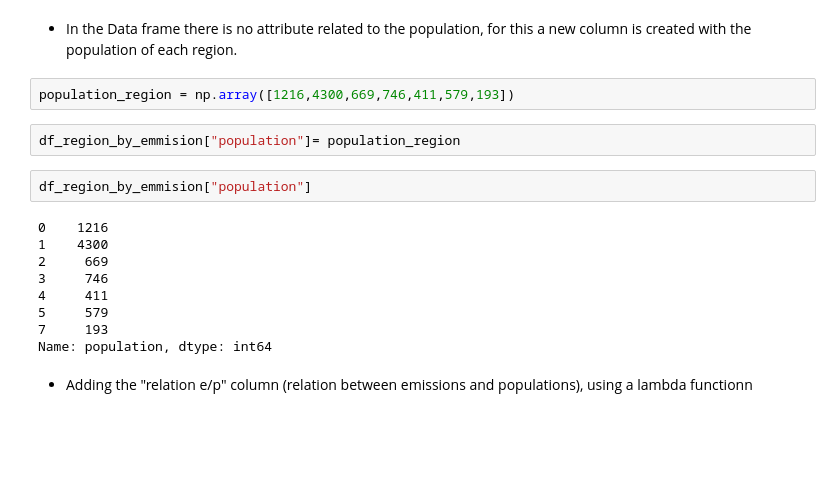
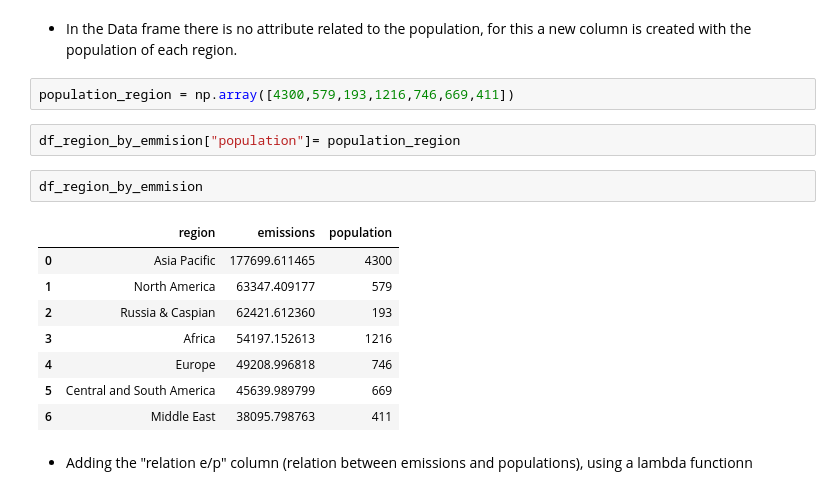
Before and after one commit to William-CCS96/matplotlib_seaborn_libraries_global_methane_emissions, a Jupyter notebook: notebooks/0_0_matplotlib_seaborn-libraries_global_methane_emissions.ipynb, the cells around one changed output. Drawn from its saved outputs; the diff is of its cells as text; blank space fills up the shorter version.

```diff
--- a/notebooks/0_0_matplotlib_seaborn-libraries_global_methane_emissions.ipynb
+++ b/notebooks/0_0_matplotlib_seaborn-libraries_global_methane_emissions.ipynb
@@ -140,20 +159,20 @@ df_region_by_emmision
 # %% [markdown]
 * In the Data frame there is no attribute related to the population, for this a new column is created with the population of each region.
 # %%
-population_region = np.array([1216,4300,669,746,411,579,193])
+population_region = np.array([4300,579,193,1216,746,669,411])
 # %%
 df_region_by_emmision["population"]= population_region
 # %%
-df_region_by_emmision["population"]
+df_region_by_emmision
 # %% [output]
-0    1216
-1    4300
-2     669
-3     746
-4     411
-5     579
-7     193
-Name: population, dtype: int64
+|  | region | emissions | population |
+| 0 | Asia Pacific | 177699.611465 | 4300 |
+| 1 | North America | 63347.409177 | 579 |
+| 2 | Russia & Caspian | 62421.612360 | 193 |
+| 3 | Africa | 54197.152613 | 1216 |
+| 4 | Europe | 49208.996818 | 746 |
+| 5 | Central and South America | 45639.989799 | 669 |
+| 6 | Middle East | 38095.798763 | 411 |
 # %% [markdown]
 * Adding the "relation e/p" column (relation between emissions and populations), using a lambda functionn
 # %%
```
Also changed, not shown: parts of 7 cells of this notebook.
